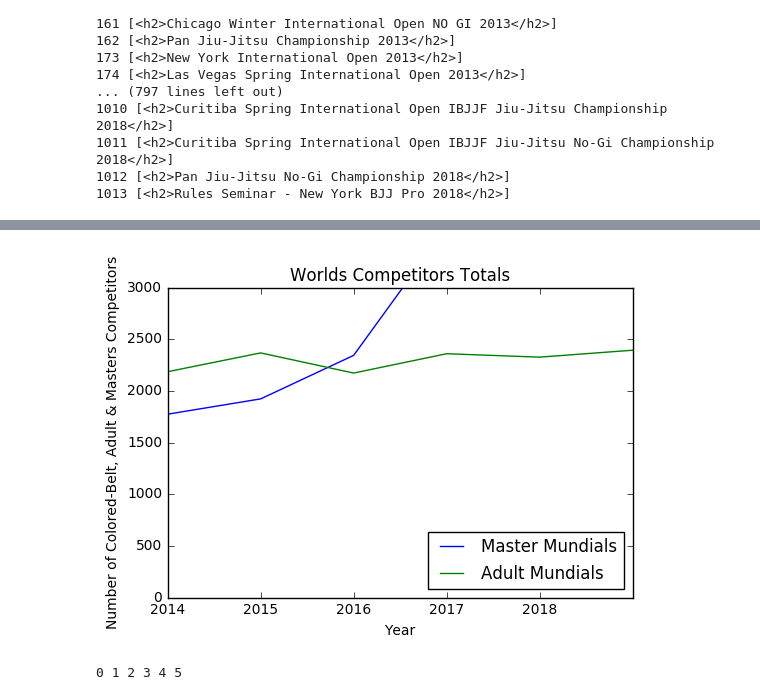
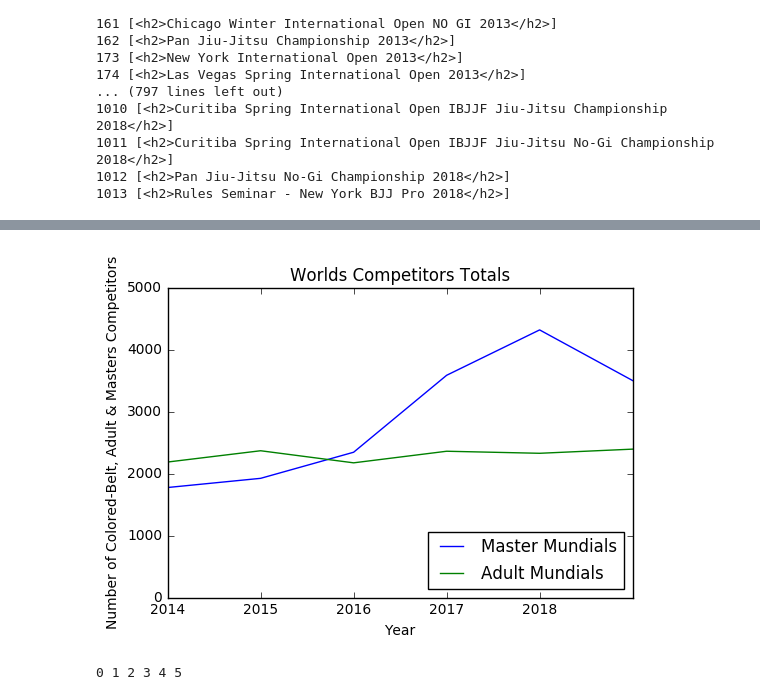
Before and after one commit to samantha-usman/BJJ, a Jupyter notebook: worlds over time.ipynb, the cells around one changed output, grey strips where cells are left out. Cells and saved outputs as stored; diff of their text form; code cells hidden in the pictures.

```diff
--- a/worlds over time.ipynb
+++ b/worlds over time.ipynb
@@ -67,12 +67,16 @@ worlds_adult_brown = [0]*len(worlds_adult)
 worlds_adult_black = [0]*len(worlds_adult)
 worlds_female = [0]*len(worlds_adult)
 worlds_male = [0]*len(worlds_adult)
+worlds_adults = [0]*len(worlds_adult)
+worlds_masters = [0]*len(worlds_adult)
 
 #Years of Worlds Comps
 years = [2013, 2014, 2015, 2016, 2017, 2018]
 
 #Looping through each competition
 for i,comp in enumerate(worlds_adult):
+    print i,
+
     #Accessing Worlds data
     page = urllib2.urlopen("http://www.ibjjfdb.com/ChampionshipResults/%d/PublicRegistrations?lang=en-US"%comp)
 
@@ -116,13 +120,13 @@ for i,comp in enumerate(worlds_adult):
     exclude_absolute = numpy.where("Open Class" != numpy.transpose(divisions)[3])
 
     #This array has the indices of all divisions excluding Juvenile 1
-    exclude_juvenile1 = numpy.where("Juvenile 1" != numpy.transpose(divisions)[3])
+    exclude_juvenile1 = numpy.where("Juvenile 1" != numpy.transpose(divisions)[1])
 
     #This array has the indices of all divisions excluding Juvenile 2
-    exclude_juvenile2 = numpy.where("Juvenile 2" != numpy.transpose(divisions)[3])
+    exclude_juvenile2 = numpy.where("Juvenile 2" != numpy.transpose(divisions)[1])
 
     #This array has the indices of all divisions excluding Juvenile
-    exclude_juvenile = numpy.where("Juvenile" != numpy.transpose(divisions)[3])
+    exclude_juvenile = numpy.where("Juvenile" != numpy.transpose(divisions)[1])
 
     #This array has the indices of all divisions excluding white belts
     exclude_white = numpy.where("WHITE" != numpy.transpose(divisions)[0])
@@ -133,13 +137,13 @@ for i,comp in enumerate(worlds_adult):
     mask = exclude_absolute[0]
 
     #Comment this out if you'd like to include Juvenile 1
-    mask = numpy.intersect1d(mask,exclude_juvenile1)
+    mask = numpy.intersect1d(mask, exclude_juvenile1)
 
     #Comment this out if you'd like to include Juvenile 2
     mask = numpy.intersect1d(mask, exclude_juvenile2)
 
     #Comment this out if you'd like to include white belts
-    mask = numpy.intersect1d(mask, exclude_white)
+    #mask = numpy.intersect1d(mask, exclude_white)
 
 
     #This array includes only female divisions
@@ -157,6 +161,19 @@ for i,comp in enumerate(worlds_adult):
     only_brown = numpy.intersect1d(mask, numpy.where("BROWN" == numpy.transpose(divisions)[0]))
     #This array includes only black belt divisions
     only_black = numpy.intersect1d(mask, numpy.where("BLACK" == numpy.transpose(divisions)[0]))
+
+    #This array includes only masters (when juveniles are excluded)
+    only_master = numpy.intersect1d(mask, numpy.where("Adult" != numpy.transpose(divisions)[1]))
+    #This array includes only adults
+    only_adult = numpy.intersect1d(mask, numpy.where("Adult" == numpy.transpose(divisions)[1]))
+
+    #Totaling up white belt competitors
+    for x in only_master:
+        worlds_masters[i] += competitors[x]
+
+    #Totaling up white belt competitors
+    for x in only_adult:
+        worlds_adults[i] += competitors[x]
 
     #Totaling up white belt competitors
     for x in only_white:
@@ -270,6 +302,9 @@ for i,comp in enumerate(worlds_master):
     weight_classes = numpy.unique(numpy.transpose(divisions)[3])
 
     exclude_absolute = numpy.where("Open Class" != numpy.transpose(divisions)[3])
+    exclude_juvenile1 = numpy.where("Juvenile 1" != numpy.transpose(divisions)[1])
+    exclude_juvenile2 = numpy.where("Juvenile 2" != numpy.transpose(divisions)[1])
+    exclude_juvenile = numpy.where("Juvenile" != numpy.transpose(divisions)[1])
     exclude_white = numpy.where("WHITE" != numpy.transpose(divisions)[0])
 
     #Comment this out if you'd like to include absolute divisions
@@ -358,16 +395,16 @@ plt.show()
 # %%
 plt.clf()
 plt.title("Worlds Competitors Totals")
 plt.plot(years, worlds_master_totals, label="Master Mundials")
 plt.plot(years, worlds_adult_totals, label="Adult Mundials")
 plt.xlabel("Year")
 plt.xticks(years, labels)
-plt.ylim(0,3000)
+plt.ylim(0,5000)
 plt.ylabel("Number of Colored-Belt, Adult & Masters Competitors")
 plt.legend(loc = 4)
 plt.show()
 # %% [output]
-[figure, old version]
+[figure, new version]
 # %%
 divisions_pans = []
 competitors_pans = []
```
Also changed, not shown: parts of 7 cells of this notebook.
